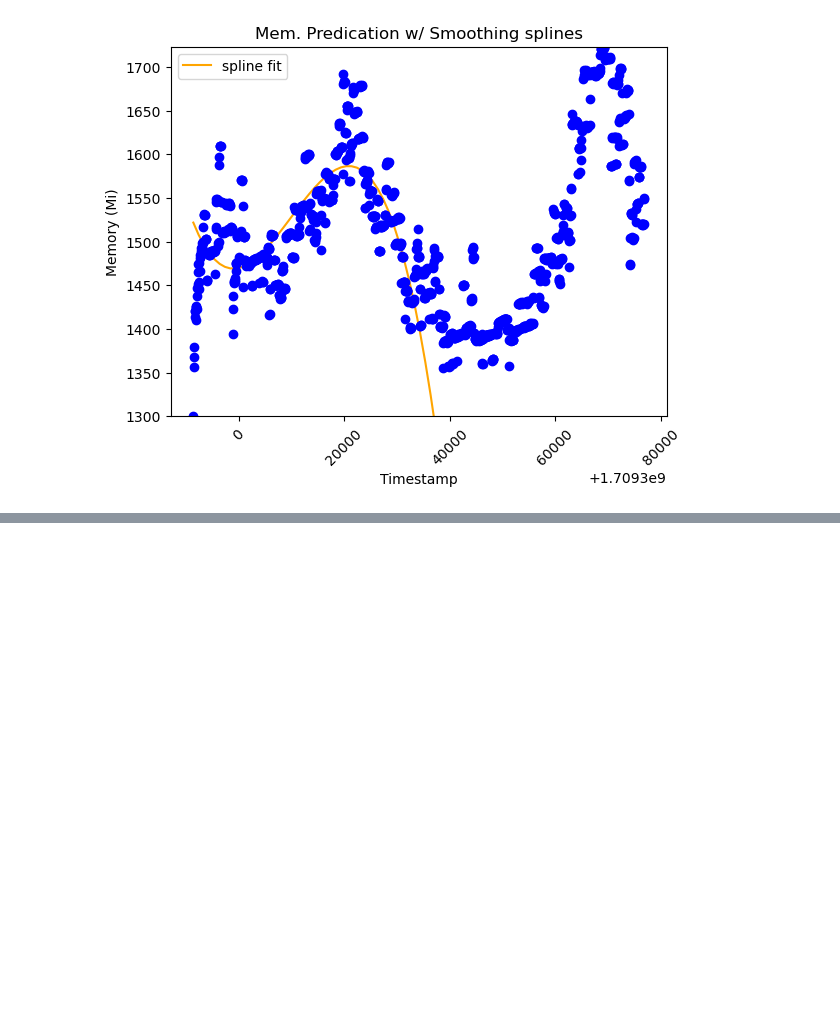
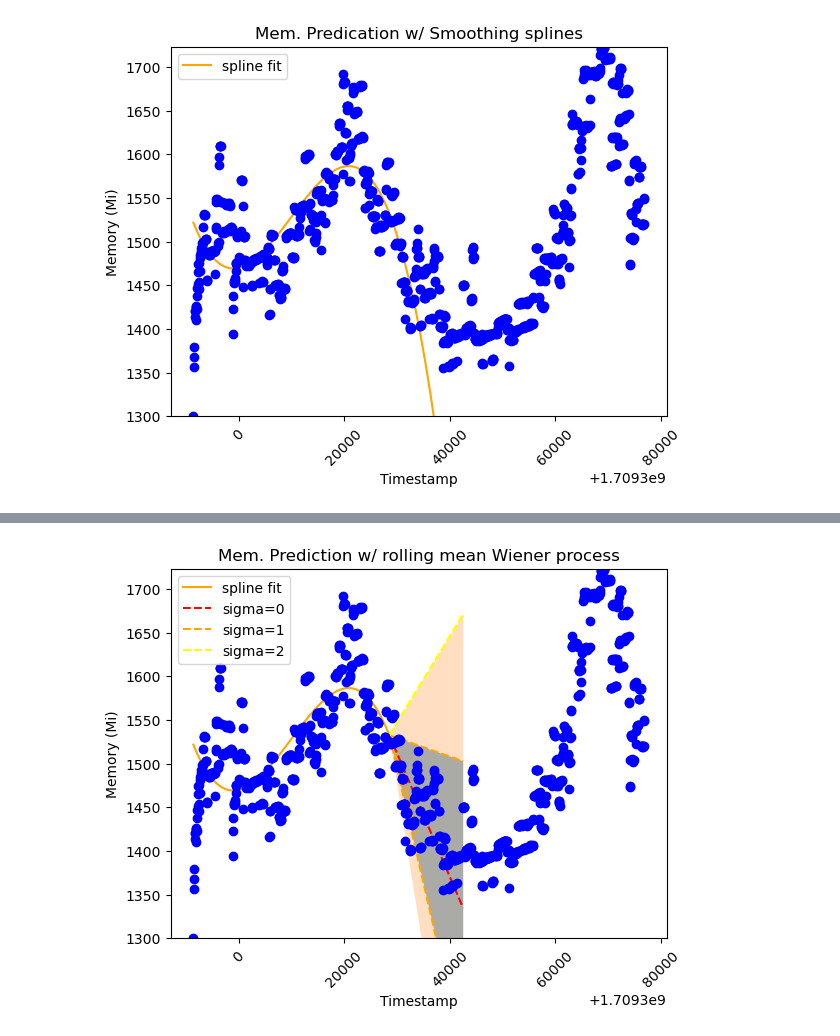
Before and after one commit to BU-Spark/ds-redhat-predictive-kubernetes, a Jupyter notebook: sp24-team-a/weekly/week4/Fit.ipynb, the cells around one changed output, grey strips where cells are left out. Drawn from its saved outputs; the diff is of its cells as text; code cells hidden in the pictures; blank space fills up the shorter version.

```diff
--- a/sp24-team-a/weekly/week4/Fit.ipynb
+++ b/sp24-team-a/weekly/week4/Fit.ipynb
@@ -142,0 +129,35 @@ plt.show()
+# %%
+plt.plot(X_train, BSpline(*tck_s)(X_train), '-', label='spline fit', c= 'orange')
+
+xnew = np.arange(max(X_train)-5000, max(X_train) + 10000, 1000)
+last_x = max(X_train)-5000
+last_y = BSpline(*tck_s)(last_x)
+last_m = (BSpline(*tck_s)(last_x) - BSpline(*tck_s)(last_x - 1000))/1000
+
+sigma = 0.012
+y_base = last_y  + last_m * (xnew - last_x)
+slope = sigma * (xnew - last_x)
+
+plt.plot(xnew, y_base, '--', c="red", label = "sigma=0")
+plt.plot(xnew, y_base + slope, '--', c="orange", label = "sigma=1")
+plt.plot(xnew, y_base - slope, '--', c="orange")
+plt.fill_between(xnew, y_base - slope, y_base + slope, alpha=0.5)
+plt.plot(xnew, y_base + 2 * slope, '--', c="yellow", label = "sigma=2")
+plt.plot(xnew, y_base + 2 * slope, '--', c="yellow")
+plt.fill_between(xnew, y_base - 2 * slope, y_base + 2 * slope, alpha=0.25)
+
+plt.plot(X, Y, 'o', c="b")
+
+ymin = min(node_stats['Memory'])
+ymax = max(node_stats['Memory'])
+plt.ylim(ymin, ymax)
+plt.xticks(rotation=45)
+
+plt.title("Mem. Prediction w/ rolling mean Wiener process")
+plt.xlabel('Timestamp')
+plt.ylabel('Memory (Mi)')
+
+plt.legend()
+plt.show()
+# %% [output]
+[figure, added]
```
Also changed, not shown: parts of 4 cells of this notebook.
